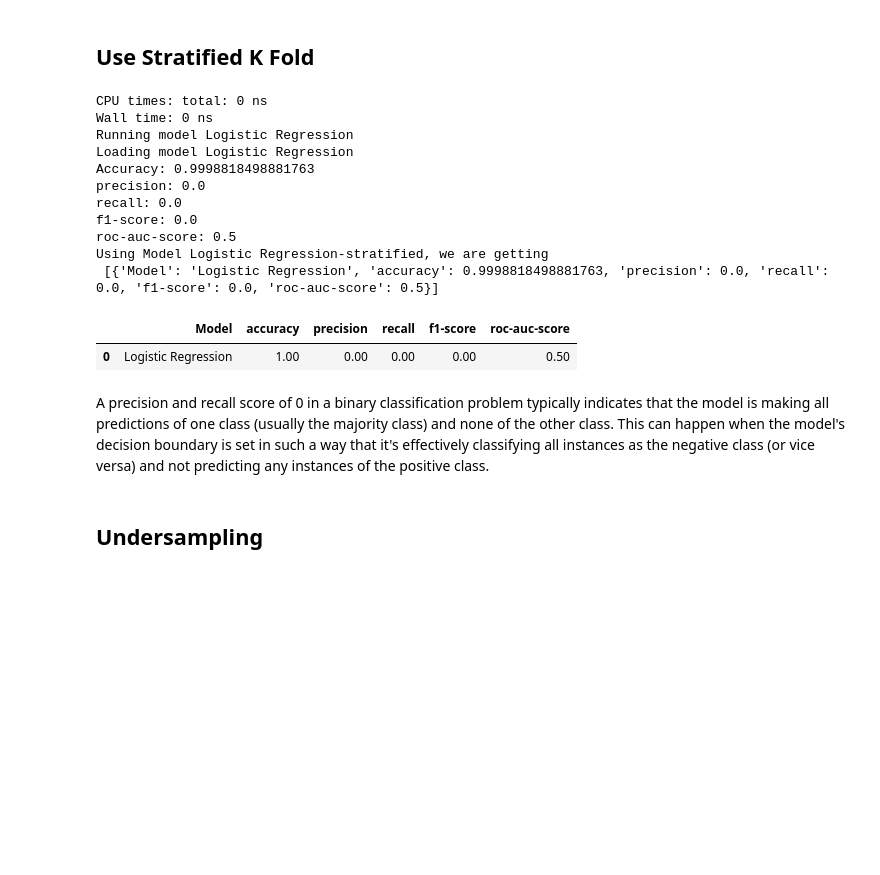
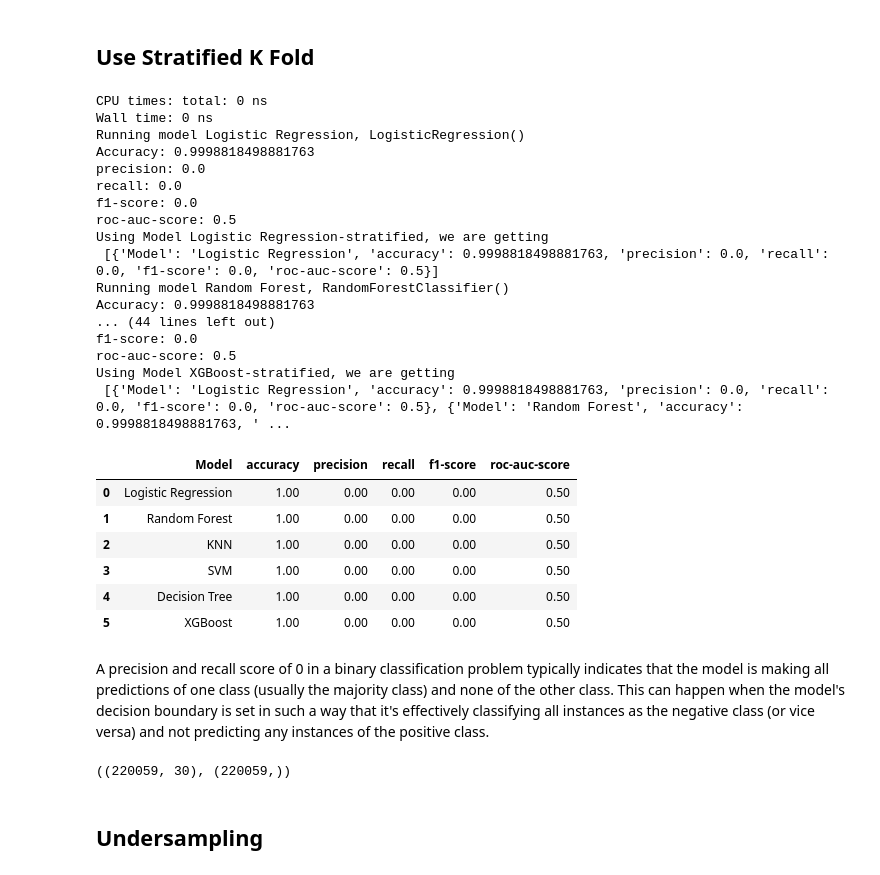
Before and after one commit to RatishMoondra/CreditCardFraudDetection, a Jupyter notebook: CreditCardFraudDetection.ipynb, the cells around one changed output. Cells and saved outputs as stored; diff of their text form; code cells hidden in the pictures; blank space fills up the shorter version.

```diff
--- a/CreditCardFraudDetection.ipynb
+++ b/CreditCardFraudDetection.ipynb
@@ -379,24 +377,19 @@ y = df['Class']
 df_accuracy = pd.DataFrame(columns=['Model', 'accuracy', 'precision', 'recall', 'f1-score','roc-auc-score'])
 accuracy_list = []  # Initialize df_stats as an empty list
 for model_name, model in models.items():
-    print(f"Running model {model_name}")
+    print(f"Running model {model_name}, {model}")
 
     #check if saved model file exists
 
-    if os.path.exists(f"models/best_model_{model_name}.pkl"):
-        print(f"Loading model {model_name}")
-        best_model = pickle.load(open(f"models/best_model_{model_name}.pkl", "rb"))
+    if RUN_GRID_SEARCH_CV:  # Need powerful machines to run this in defined timeframe
+        grid_search = GridSearchCV(estimator=model, param_grid=param_grids[model_name], cv=skf, scoring='accuracy', verbose=True)
+        grid_search.fit(X, y)
+        best_model = grid_search.best_estimator_
+        best_params = grid_search.best_params_
+        print(f"Best params for {model_name} are: {best_params}")
     else:
-        if RUN_GRID_SEARCH_CV:  # Need powerful machines to run this in defined timeframe
-            grid_search = GridSearchCV(estimator=model, param_grid=param_grids[model_name], cv=skf, scoring='accuracy', verbose=True)
-            grid_search.fit(X, y)
-            best_model = grid_search.best_estimator_
-            best_params = grid_search.best_params_
-            print(f"Best params for {model_name} are: {best_params}")
-        else:
-            best_model = model
+        best_model = model
 
-        pickle.dump(best_model, open(f"models/best_model_{model_name}.pkl", "wb"))
 
     accuracy_scores = cross_val_score(best_model, X, y, cv=skf, scoring="accuracy")
     cross_val_predictions = cross_val_predict(best_model, X, y, cv=skf)
@@ -405,37 +398,52 @@ for model_name, model in models.items():
     recall = recall_score(y, cross_val_predictions)
     f1 = f1_score(y, cross_val_predictions)
     accuracy = accuracy_score(y, cross_val_predictions)
     roc_auc = roc_auc_score(y, cross_val_predictions)
 
     print(f"Accuracy: {accuracy_scores.mean()}\r\nprecision: {precision}\r\nrecall: {recall}\r\nf1-score: {f1}\r\nroc-auc-score: {roc_auc}")
 
     accuracy_list.append({"Model" : model_name,
                         "accuracy" : accuracy_scores.mean(),
                         "precision" : precision,
                         "recall" : recall,
                         "f1-score" : f1,
                         "roc-auc-score" : roc_auc})
     print(f"Using Model {model_name}-stratified, we are getting \n {accuracy_list}")
 
 df_accuracy = pd.DataFrame(accuracy_list)
 
 df_accuracy
 # %% [output]
 CPU times: total: 0 ns
 Wall time: 0 ns
-Running model Logistic Regression
-Loading model Logistic Regression
+Running model Logistic Regression, LogisticRegression()
 Accuracy: 0.9998818498881763
 precision: 0.0
 recall: 0.0
 f1-score: 0.0
 roc-auc-score: 0.5
 Using Model Logistic Regression-stratified, we are getting
  [{'Model': 'Logistic Regression', 'accuracy': 0.9998818498881763, 'precision': 0.0, 'recall': 0.0, 'f1-score': 0.0, 'roc-auc-score': 0.5}]
+Running model Random Forest, RandomForestClassifier()
+Accuracy: 0.9998818498881763
+... (44 lines left out)
+f1-score: 0.0
+roc-auc-score: 0.5
+Using Model XGBoost-stratified, we are getting
+ [{'Model': 'Logistic Regression', 'accuracy': 0.9998818498881763, 'precision': 0.0, 'recall': 0.0, 'f1-score': 0.0, 'roc-auc-score': 0.5}, {'Model': 'Random Forest', 'accuracy': 0.9998818498881763, ' ...
 |  | Model | accuracy | precision | recall | f1-score | roc-auc-score |
 | 0 | Logistic Regression | 1.00 | 0.00 | 0.00 | 0.00 | 0.50 |
+| 1 | Random Forest | 1.00 | 0.00 | 0.00 | 0.00 | 0.50 |
+| 2 | KNN | 1.00 | 0.00 | 0.00 | 0.00 | 0.50 |
+| 3 | SVM | 1.00 | 0.00 | 0.00 | 0.00 | 0.50 |
+| 4 | Decision Tree | 1.00 | 0.00 | 0.00 | 0.00 | 0.50 |
+| 5 | XGBoost | 1.00 | 0.00 | 0.00 | 0.00 | 0.50 |
 # %% [markdown]
 A precision and recall score of 0 in a binary classification problem typically indicates that the model is making all predictions of one class (usually the majority class) and none of the other class. This can happen when the model's decision boundary is set in such a way that it's effectively classifying all instances as the negative class (or vice versa) and not predicting any instances of the positive class.
+# %%
+    X.shape, y.shape
+# %% [output]
+((220059, 30), (220059,))
 # %% [markdown]
 ## Undersampling
 # %%
```
Also changed, not shown: parts of 6 cells of this notebook.
